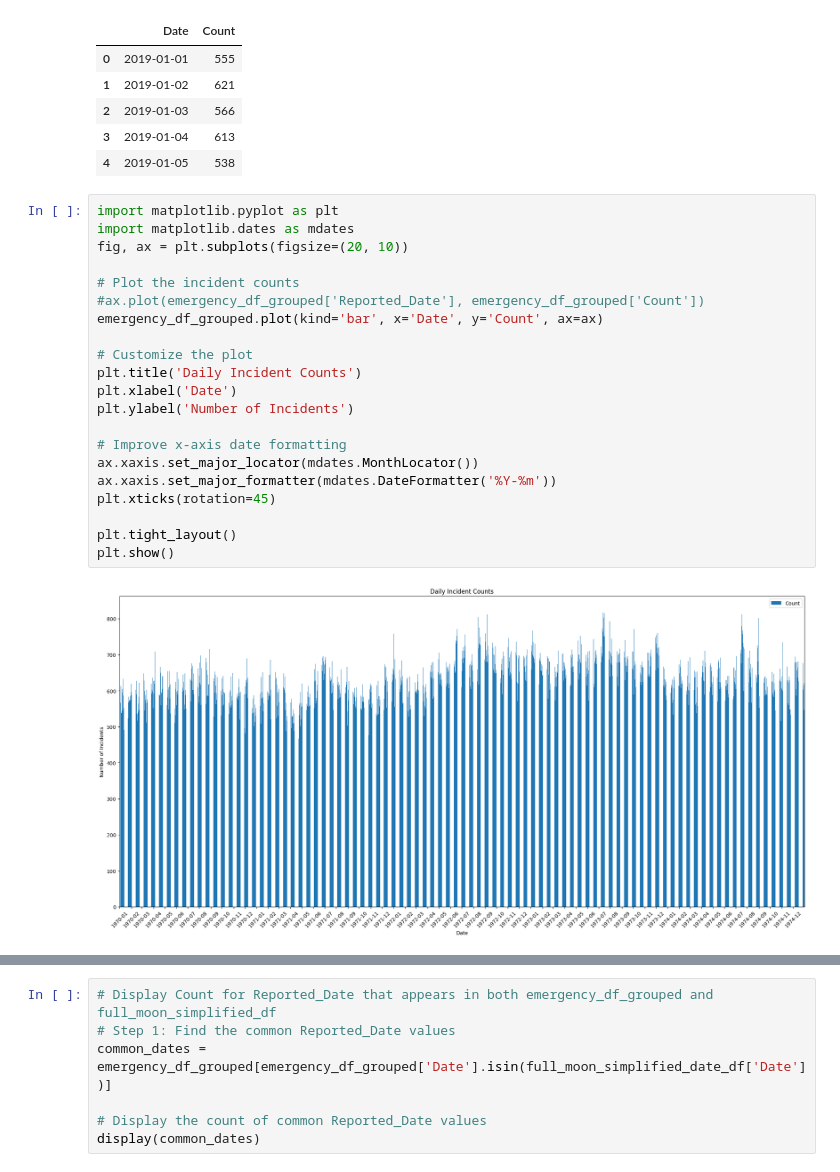
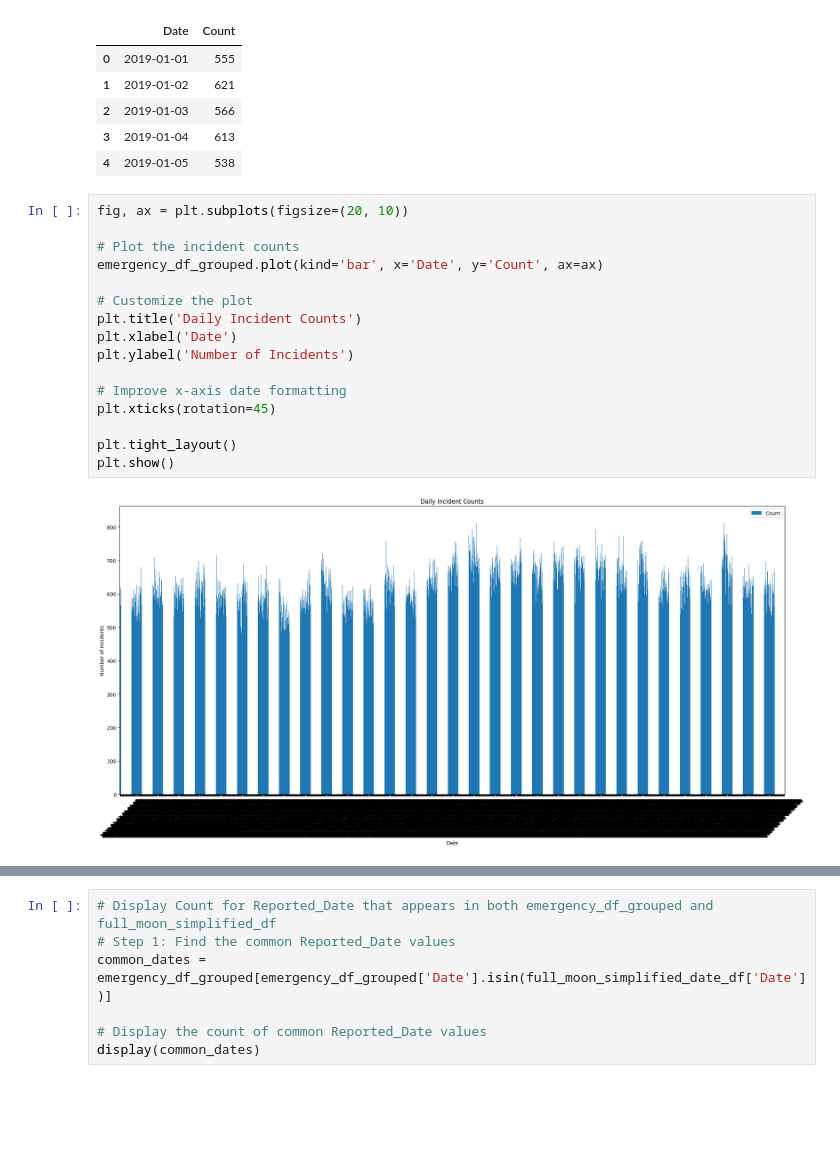
Before and after one commit to mattlundberg/Project-1, a Jupyter notebook: jasons_full_moon_analysis.ipynb, the cells around one changed output, grey strips where cells are left out. Saved outputs shown, nothing was run; the diff lists cells and outputs as text; blank space fills up the shorter version.

```diff
--- a/jasons_full_moon_analysis.ipynb
+++ b/jasons_full_moon_analysis.ipynb
@@ -64,28 +69,23 @@ display(emergency_df_grouped.head())
 | 3 | 2019-01-04 | 613 |
 | 4 | 2019-01-05 | 538 |
 # %%
-import matplotlib.pyplot as plt
-import matplotlib.dates as mdates
 fig, ax = plt.subplots(figsize=(20, 10))
 
 # Plot the incident counts
-#ax.plot(emergency_df_grouped['Reported_Date'], emergency_df_grouped['Count'])
 emergency_df_grouped.plot(kind='bar', x='Date', y='Count', ax=ax)
 
 # Customize the plot
 plt.title('Daily Incident Counts')
 plt.xlabel('Date')
 plt.ylabel('Number of Incidents')
 
 # Improve x-axis date formatting
-ax.xaxis.set_major_locator(mdates.MonthLocator())
-ax.xaxis.set_major_formatter(mdates.DateFormatter('%Y-%m'))
 plt.xticks(rotation=45)
 
 plt.tight_layout()
 plt.show()
 # %% [output]
-[figure, old version]
+[figure, new version]
 # %%
 print(len(full_moon_df))
 print(full_moon_df.columns)
```
Also changed, not shown: parts of 9 cells of this notebook.
